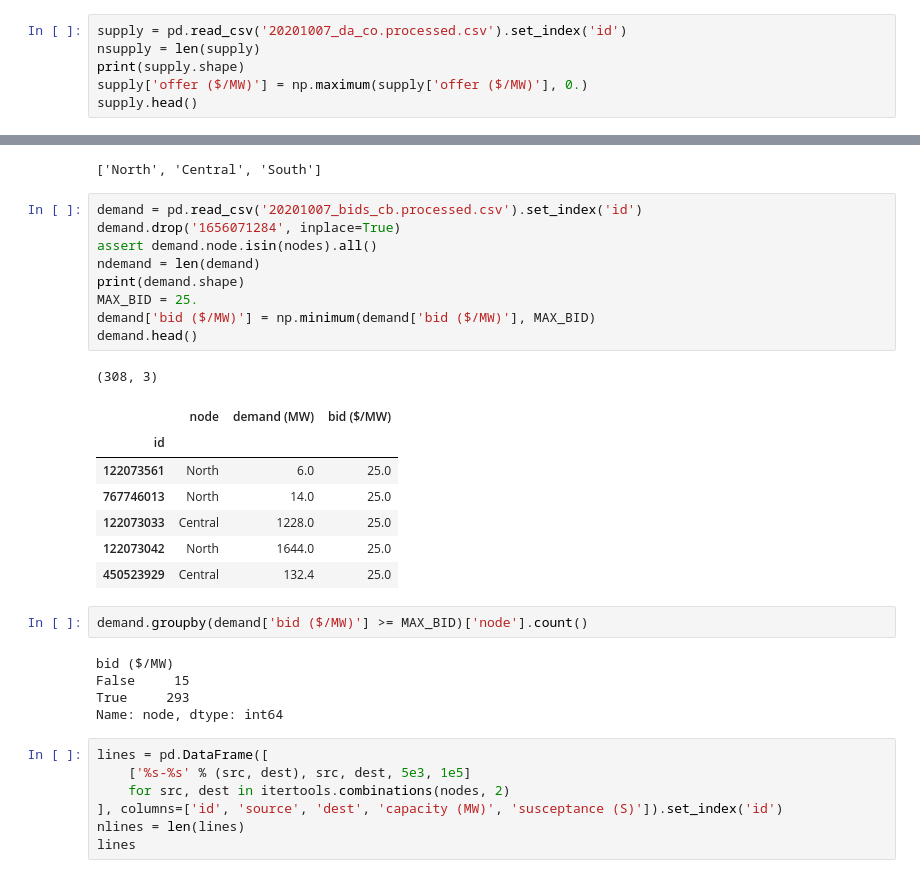
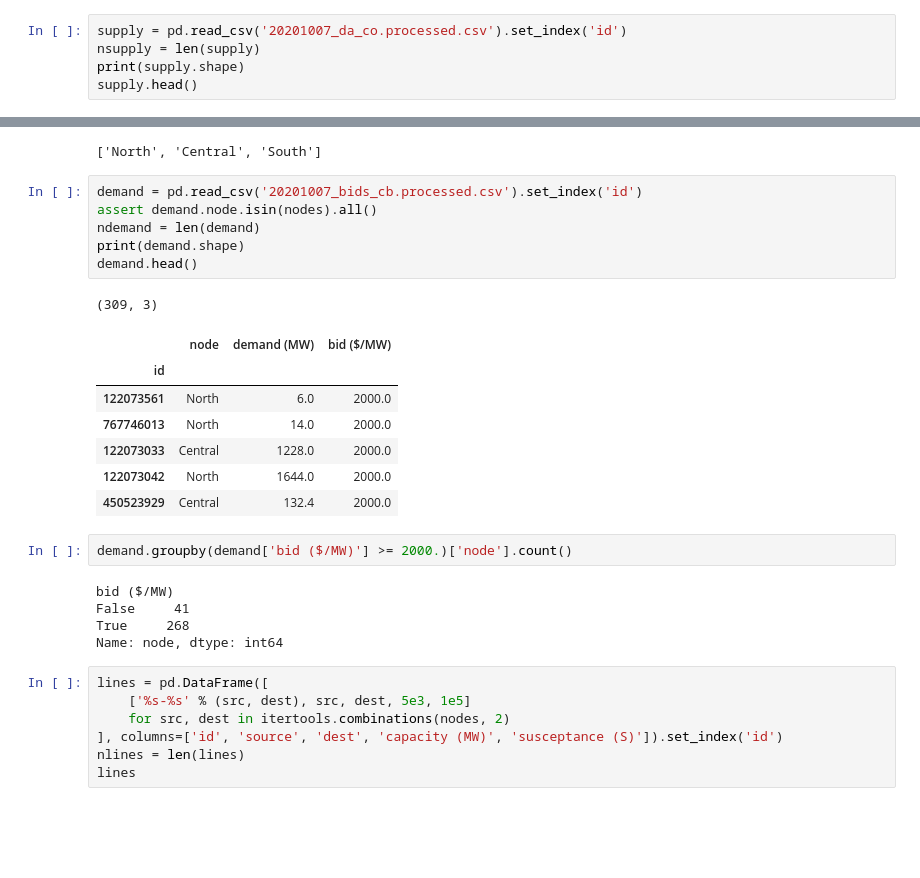
Before and after one commit to drakesiard/power, a Jupyter notebook: dtu31792/project/proj1-dual-tc.ipynb, the cells around one changed output, grey strips where cells are left out. Drawn from its saved outputs; the diff is of its cells as text; blank space fills up the shorter version.

```diff
--- a/dtu31792/project/proj1-dual-tc.ipynb
+++ b/dtu31792/project/proj1-dual-tc.ipynb
@@ -13,7 +13,6 @@ from mosek.fusion import Model, Domain, Expr, ObjectiveSense, SolutionStatus
 supply = pd.read_csv('20201007_da_co.processed.csv').set_index('id')
 nsupply = len(supply)
 print(supply.shape)
-supply['offer ($/MW)'] = np.maximum(supply['offer ($/MW)'], 0.)
 supply.head()
 # %% [output]
 (3617, 3)
@@ -32,28 +31,25 @@ print(nodes)
 ['North', 'Central', 'South']
 # %%
 demand = pd.read_csv('20201007_bids_cb.processed.csv').set_index('id')
-demand.drop('1656071284', inplace=True)
 assert demand.node.isin(nodes).all()
 ndemand = len(demand)
 print(demand.shape)
-MAX_BID = 25.
-demand['bid ($/MW)'] = np.minimum(demand['bid ($/MW)'], MAX_BID)
 demand.head()
 # %% [output]
-(308, 3)
+(309, 3)
 |  | node | demand (MW) | bid ($/MW) |
 | id |  |  |  |
-| 122073561 | North | 6.0 | 25.0 |
-| 767746013 | North | 14.0 | 25.0 |
-| 122073033 | Central | 1228.0 | 25.0 |
-| 122073042 | North | 1644.0 | 25.0 |
-| 450523929 | Central | 132.4 | 25.0 |
+| 122073561 | North | 6.0 | 2000.0 |
+| 767746013 | North | 14.0 | 2000.0 |
+| 122073033 | Central | 1228.0 | 2000.0 |
+| 122073042 | North | 1644.0 | 2000.0 |
+| 450523929 | Central | 132.4 | 2000.0 |
 # %%
-demand.groupby(demand['bid ($/MW)'] >= MAX_BID)['node'].count()
+demand.groupby(demand['bid ($/MW)'] >= 2000.)['node'].count()
 # %% [output]
 bid ($/MW)
-False     15
-True     293
+False     41
+True     268
 Name: node, dtype: int64
 # %%
 lines = pd.DataFrame([
```
Also changed, not shown: parts of 4 cells of this notebook, 3 other files.
